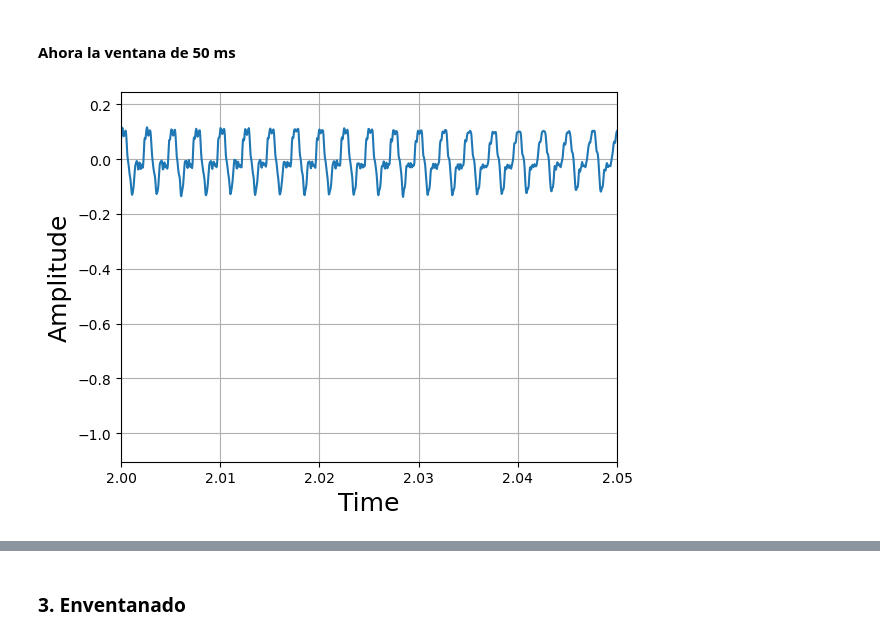
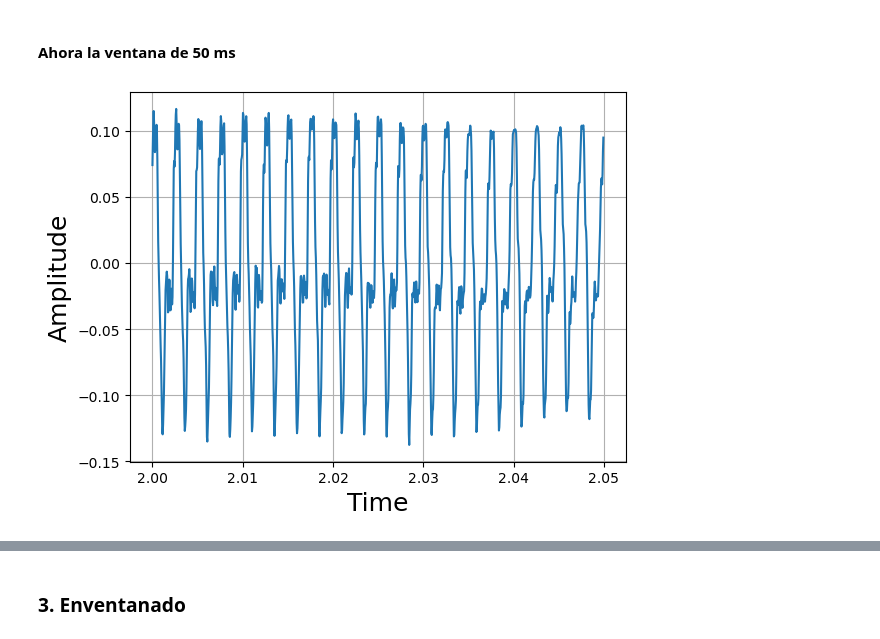
Before and after one commit to Camilocastellanos1002/Senales-III, a Jupyter notebook: Laboratorio/Laboratorio 1/Lab1_TDSIII_ChaparroCastellanos_JuanCamilo_Restrepo_Sebastian.ipynb, the cells around one changed output, grey strips where cells are left out. Saved outputs shown, nothing was run; the diff lists cells and outputs as text; code cells hidden in the pictures.

```diff
--- a/Laboratorio/Laboratorio 1/Lab1_TDSIII_ChaparroCastellanos_JuanCamilo_Restrepo_Sebastian.ipynb
+++ b/Laboratorio/Laboratorio 1/Lab1_TDSIII_ChaparroCastellanos_JuanCamilo_Restrepo_Sebastian.ipynb
@@ -149,12 +165,16 @@ plt.show() # Mostrar la grafica
 [figure]
 # %% [markdown]
 #### Ahora la ventana de 50 ms
-# %%
-plt.plot(t3,x3)
-plt.xlim(2,2.05)
-plt.xlabel('Time',fontsize=18) # Etiqueta eje X
-plt.ylabel('Amplitude',fontsize=18) # Etiqueta eje Y
-plt.grid()
-plt.show() # Mostrar la grafica
-# %% [output]
-[figure, removed]
+# %%
+indice_inicio3 = int(2 * fs3)  # Índice del inicio del segmento
+indice_fin3 = int(2.05 * fs3)  # Índice del final del segmento
+segmento3 = x3[indice_inicio3:indice_fin3]
+segmento_guardado3 = segmento3.copy()
+
+plt.plot(t3[indice_inicio3:indice_fin3], segmento_guardado3)
+plt.xlabel('Time',fontsize=18) # Etiqueta eje X
+plt.ylabel('Amplitude',fontsize=18) # Etiqueta eje Y
+plt.grid()
+plt.show()
+# %% [output]
+[figure, added]
```
Also changed, not shown: parts of 19 cells of this notebook.
